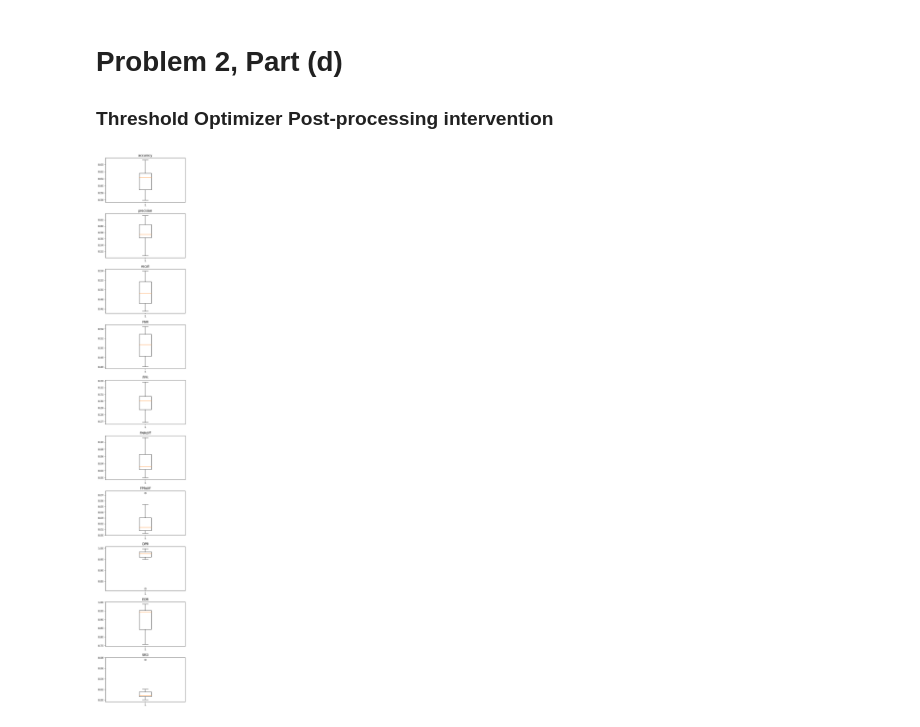
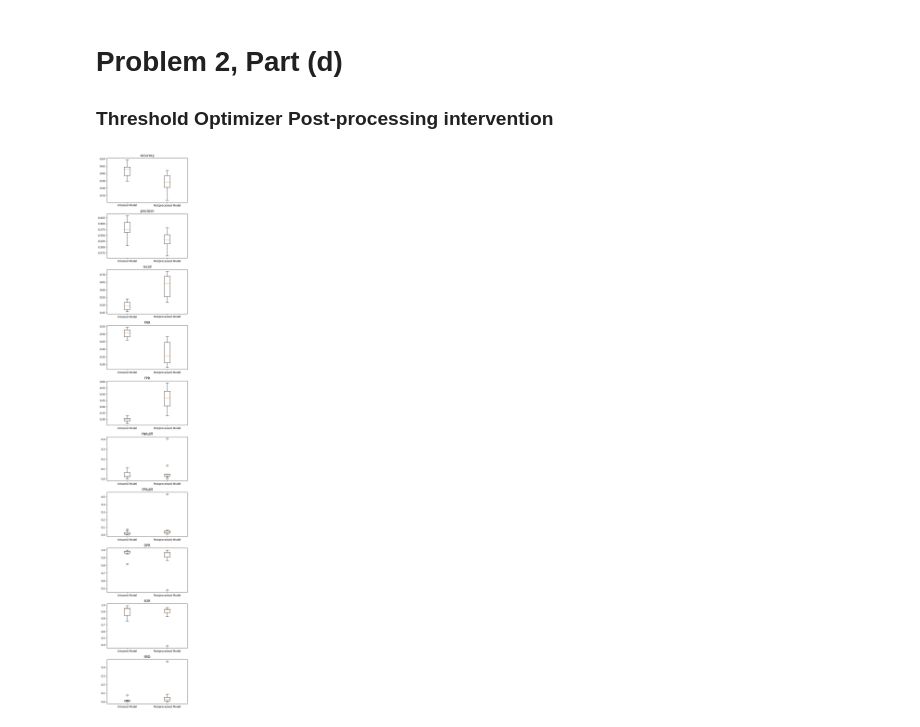
Before and after one commit to nisharamanna555/ResponsibleDataScience, a Jupyter notebook: HW1.ipynb, the cells around one changed output. Cells and saved outputs as stored; diff of their text form; code cells hidden in the pictures.

```diff
--- a/HW1.ipynb
+++ b/HW1.ipynb
@@ -494,12 +514,14 @@ for i in range(10):
 # %%
 fig, axs = plt.subplots(len(results), 1, figsize=(5, 3 * len(results)))
-
+# print(untuned_results)
+# print(post_processed_results)
 for i in range(len(results)):
-  bp = axs[i].boxplot(list(results.values())[i], positions=[1])
+  bp = axs[i].boxplot(list(untuned_results.values())[i], positions=[1], labels=['Untuned Model'])
+  bp1 = axs[i].boxplot(list(post_processed_results.values())[i], positions=[2], labels=['Postprocessed Model'])
   axs[i].set_title(list(results)[i])
 
 # show plot
 plt.tight_layout()
 plt.show()
 # %% [output]
-[figure, old version]
+[figure, new version]
```
Also changed, not shown: parts of 1 cell of this notebook.
